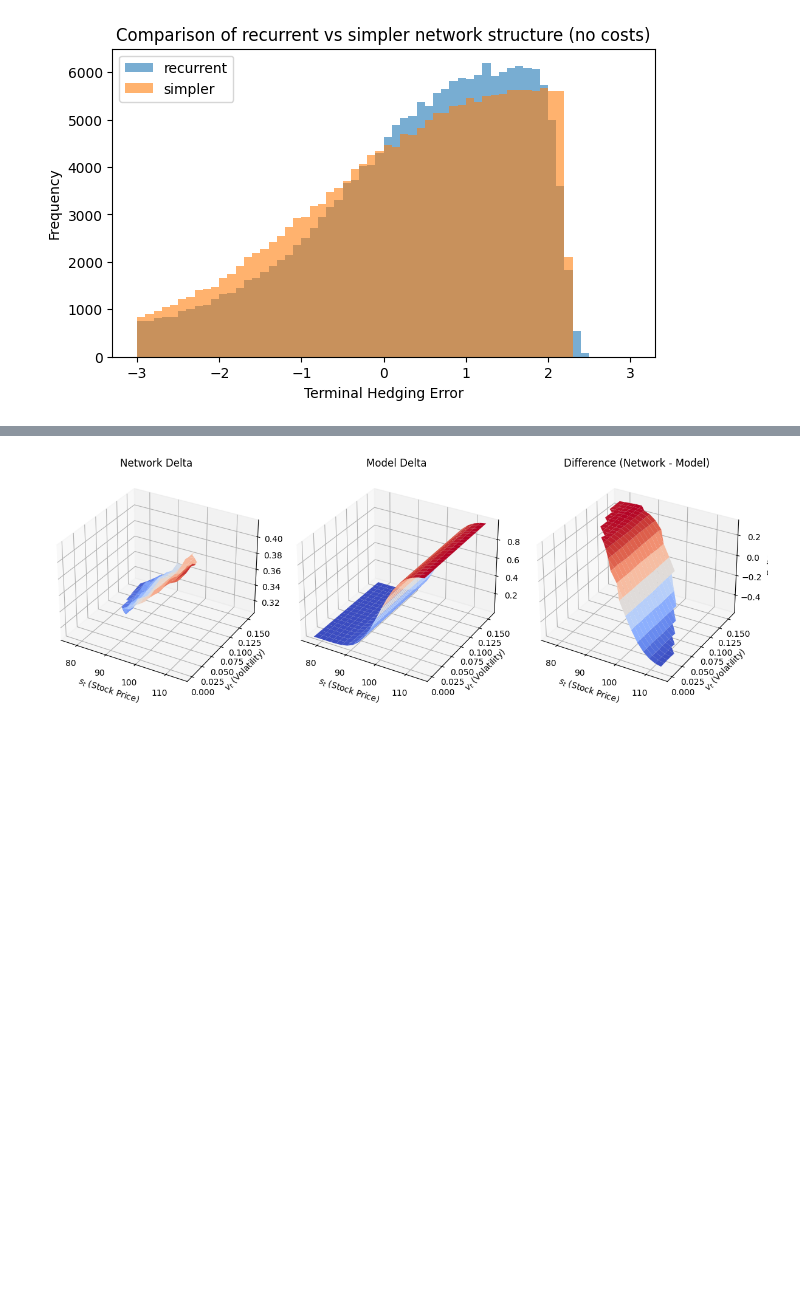
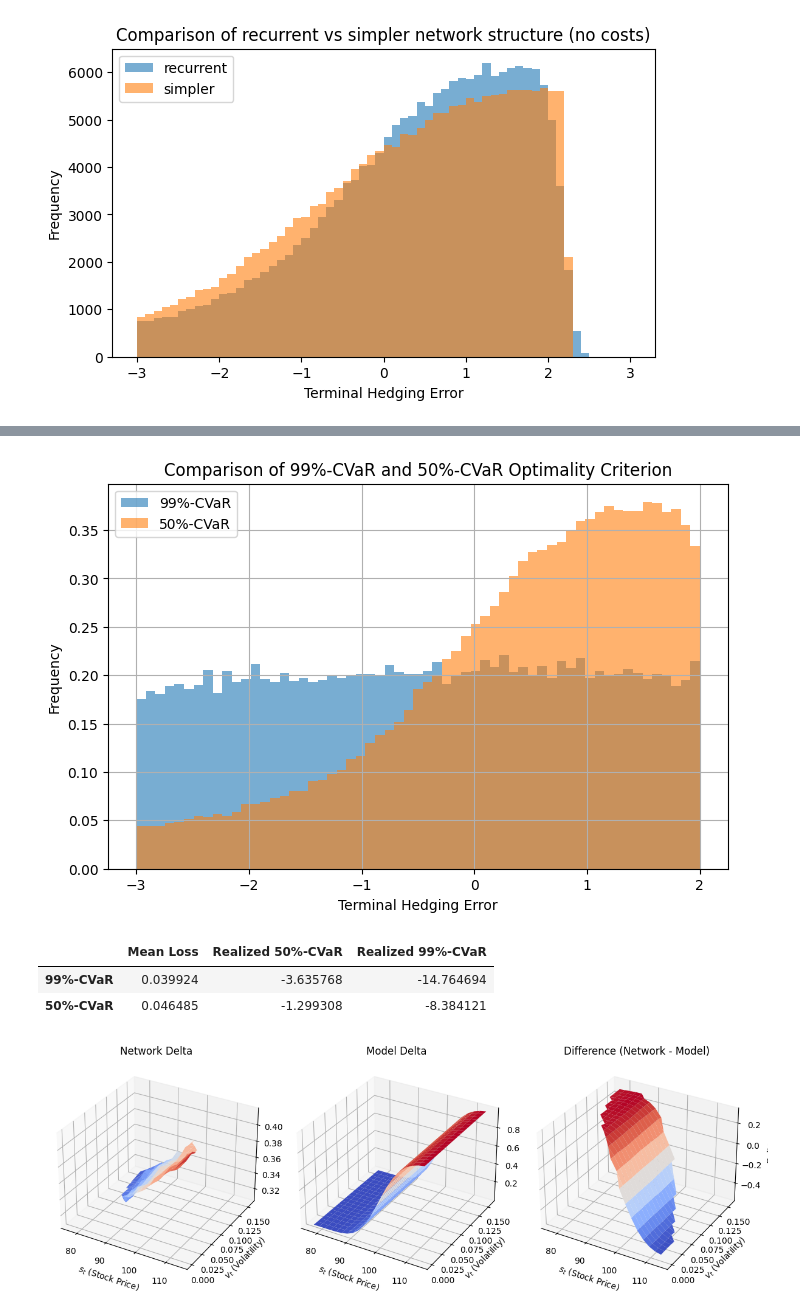
Before and after one commit to jingyiiiiz/MA4288O-Project, a Jupyter notebook: notebooks/example_european_call copy 2.ipynb, the cells around one changed output, grey strips where cells are left out. Cells and saved outputs as stored; diff of their text form; code cells hidden in the pictures; blank space fills up the shorter version.

```diff
--- a/notebooks/example_european_call copy 2.ipynb
+++ b/notebooks/example_european_call copy 2.ipynb
@@ -298,0 +348,16 @@ Simpler      | 0.0455   | 2.2872 | -6.7296
+# %%
+# Figure 7: Histogram of 99%-CVaR vs. 50%-CVaR Hedge
+plt.figure(figsize=(8, 5))
+
+bins = np.linspace(-3, 2, 60)
+plt.hist(pnl_rec_99, bins=bins, alpha=0.6, label="99%-CVaR", color='tab:blue', density=True)
+plt.hist(pnl_rec, bins=bins, alpha=0.6, label="50%-CVaR", color='tab:orange', density=True)
+
+plt.xlabel("Terminal Hedging Error")
+plt.ylabel("Frequency")
+plt.legend()
+plt.title("Comparison of 99%-CVaR and 50%-CVaR Optimality Criterion")
+plt.grid(True)
+plt.show()
+# %% [output]
+[figure, added]
@@ -299,3 +395,9 @@ Simpler      | 0.0455   | 2.2872 | -6.7296
+# %%
+df
+# %% [output]
+|  | Mean Loss | Realized 50%-CVaR | Realized 99%-CVaR |
+| 99%-CVaR | 0.039924 | -3.635768 | -14.764694 |
+| 50%-CVaR | 0.046485 | -1.299308 | -8.384121 |
 # %%
 import numpy as np
 import matplotlib.pyplot as plt
```
Also changed, not shown: parts of 9 cells of this notebook, 1 other file.
